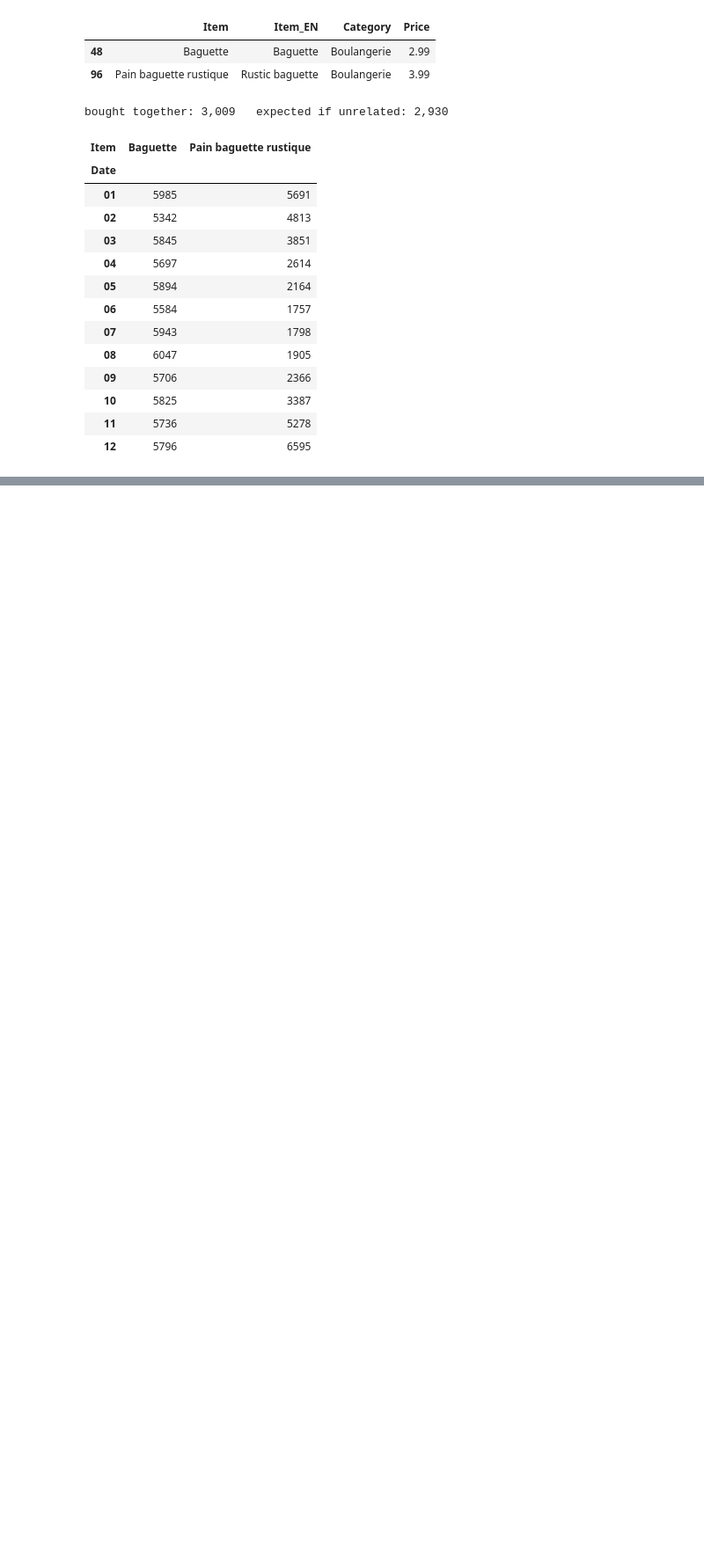
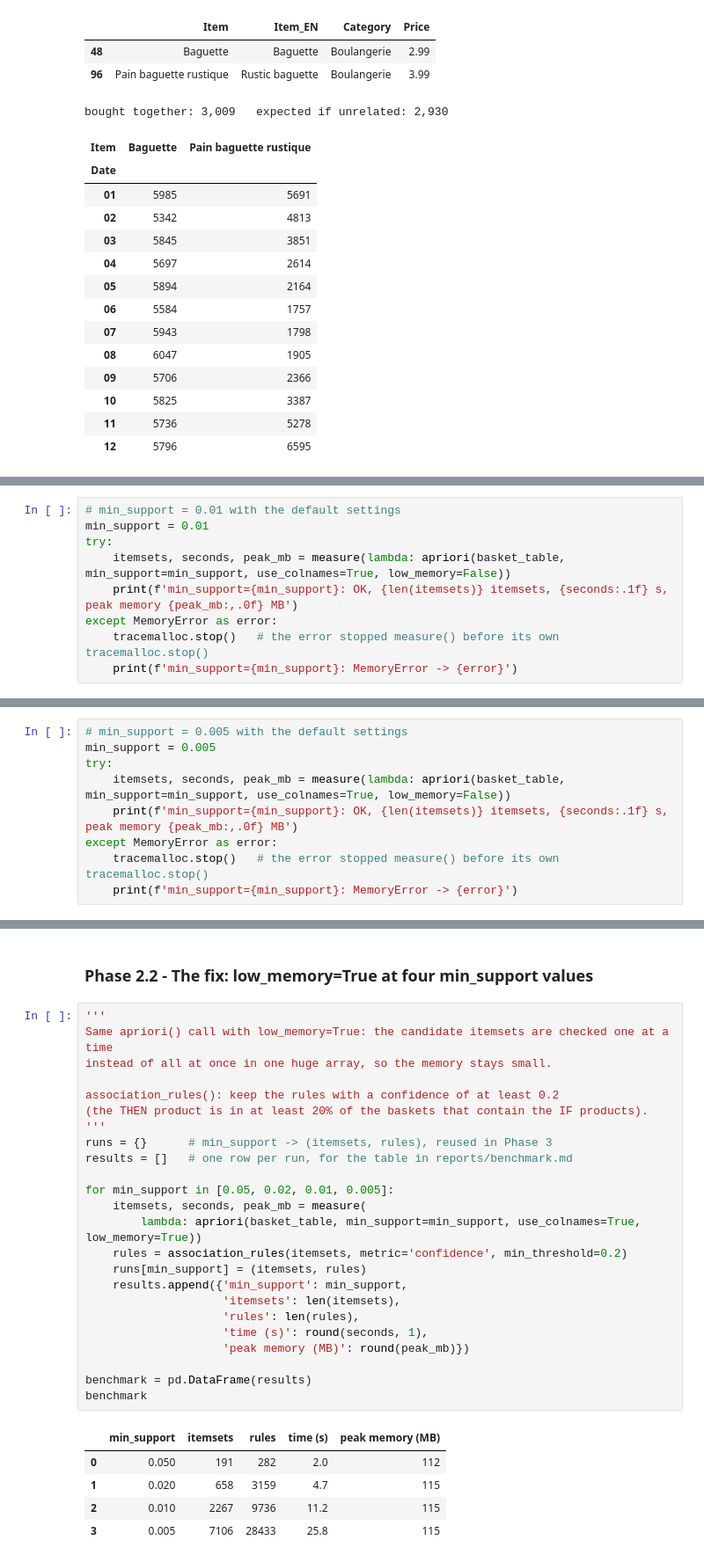
Before and after one commit to jc2025-ai-stack/USML_Project_KaHoChan, a Jupyter notebook: notebooks/01_mining.ipynb, the cells around one changed output, grey strips where cells are left out. Shown at 88% size. Saved outputs shown, nothing was run; the diff lists cells and outputs as text; blank space fills up the shorter version.

```diff
--- a/notebooks/01_mining.ipynb
+++ b/notebooks/01_mining.ipynb
@@ -386,0 +286,9 @@ rules_to_save
+# %%
+# min_support = 0.01 with the default settings
+min_support = 0.01
+try:
+    itemsets, seconds, peak_mb = measure(lambda: apriori(basket_table, min_support=min_support, use_colnames=True, low_memory=False))
+    print(f'min_support={min_support}: OK, {len(itemsets)} itemsets, {seconds:.1f} s, peak memory {peak_mb:,.0f} MB')
+except MemoryError as error:
+    tracemalloc.stop()   # the error stopped measure() before its own tracemalloc.stop()
+    print(f'min_support={min_support}: MemoryError -> {error}')
@@ -386,0 +297,9 @@ rules_to_save
+# %%
+# min_support = 0.005 with the default settings
+min_support = 0.005
+try:
+    itemsets, seconds, peak_mb = measure(lambda: apriori(basket_table, min_support=min_support, use_colnames=True, low_memory=False))
+    print(f'min_support={min_support}: OK, {len(itemsets)} itemsets, {seconds:.1f} s, peak memory {peak_mb:,.0f} MB')
+except MemoryError as error:
+    tracemalloc.stop()   # the error stopped measure() before its own tracemalloc.stop()
+    print(f'min_support={min_support}: MemoryError -> {error}')
@@ -386,0 +316,32 @@ rules_to_save
+# %% [markdown]
+### Phase 2.2 - The fix: low_memory=True at four min_support values
+# %%
+'''
+Same apriori() call with low_memory=True: the candidate itemsets are checked one at a time
+instead of all at once in one huge array, so the memory stays small.
+
+association_rules(): keep the rules with a confidence of at least 0.2
+(the THEN product is in at least 20% of the baskets that contain the IF products).
+'''
+runs = {}      # min_support -> (itemsets, rules), reused in Phase 3
+results = []   # one row per run, for the table in reports/benchmark.md
+
+for min_support in [0.05, 0.02, 0.01, 0.005]:
+    itemsets, seconds, peak_mb = measure(
+        lambda: apriori(basket_table, min_support=min_support, use_colnames=True, low_memory=True))
+    rules = association_rules(itemsets, metric='confidence', min_threshold=0.2)
+    runs[min_support] = (itemsets, rules)
+    results.append({'min_support': min_support,
+                    'itemsets': len(itemsets),
+                    'rules': len(rules),
+                    'time (s)': round(seconds, 1),
+                    'peak memory (MB)': round(peak_mb)})
+
+benchmark = pd.DataFrame(results)
+benchmark
+# %% [output]
+|  | min_support | itemsets | rules | time (s) | peak memory (MB) |
+| 0 | 0.050 | 191 | 282 | 2.0 | 112 |
+| 1 | 0.020 | 658 | 3159 | 4.7 | 115 |
+| 2 | 0.010 | 2267 | 9736 | 11.2 | 115 |
+| 3 | 0.005 | 7106 | 28433 | 25.8 | 115 |
```
Also changed, not shown: parts of 43 cells of this notebook, 5 other files.
